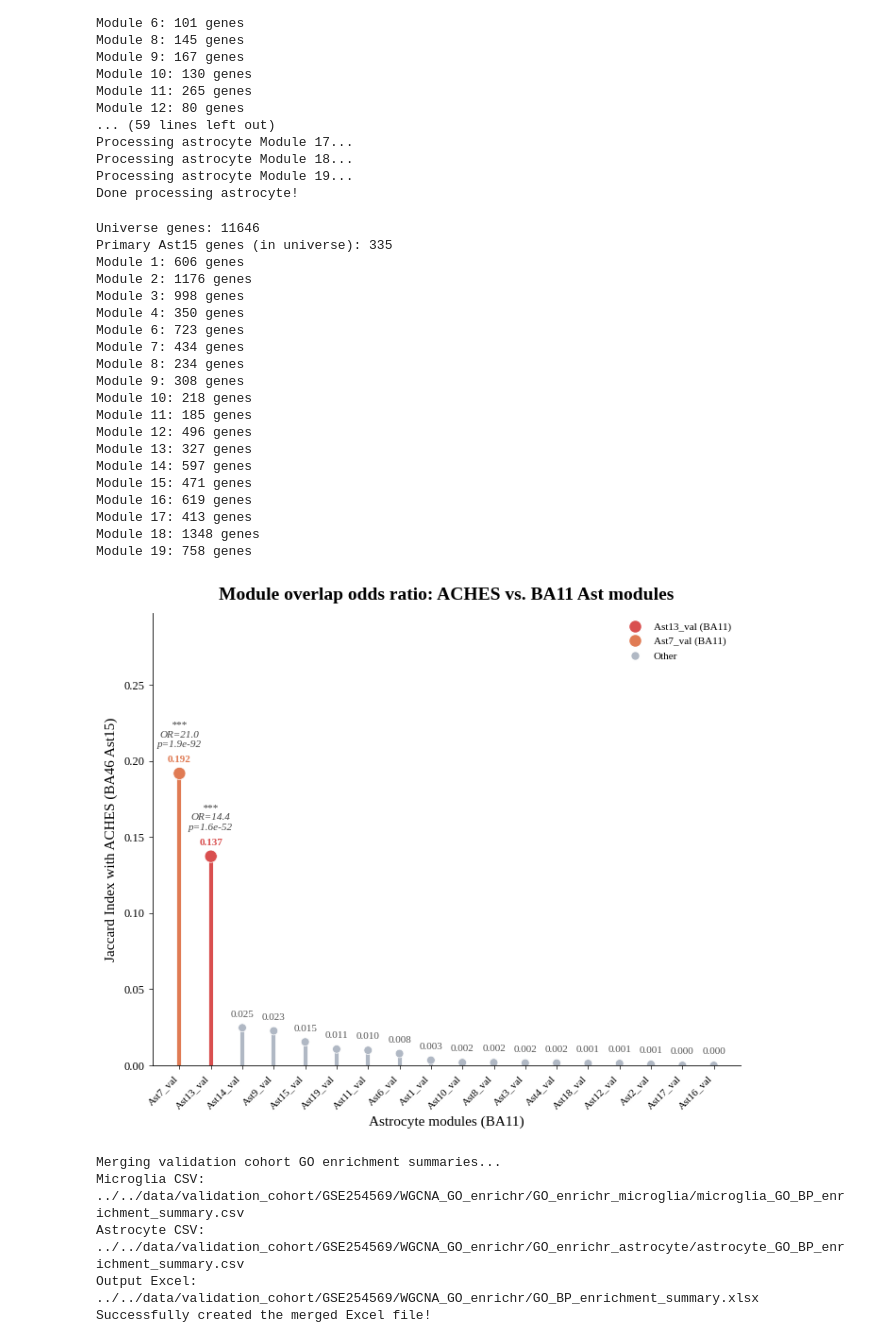
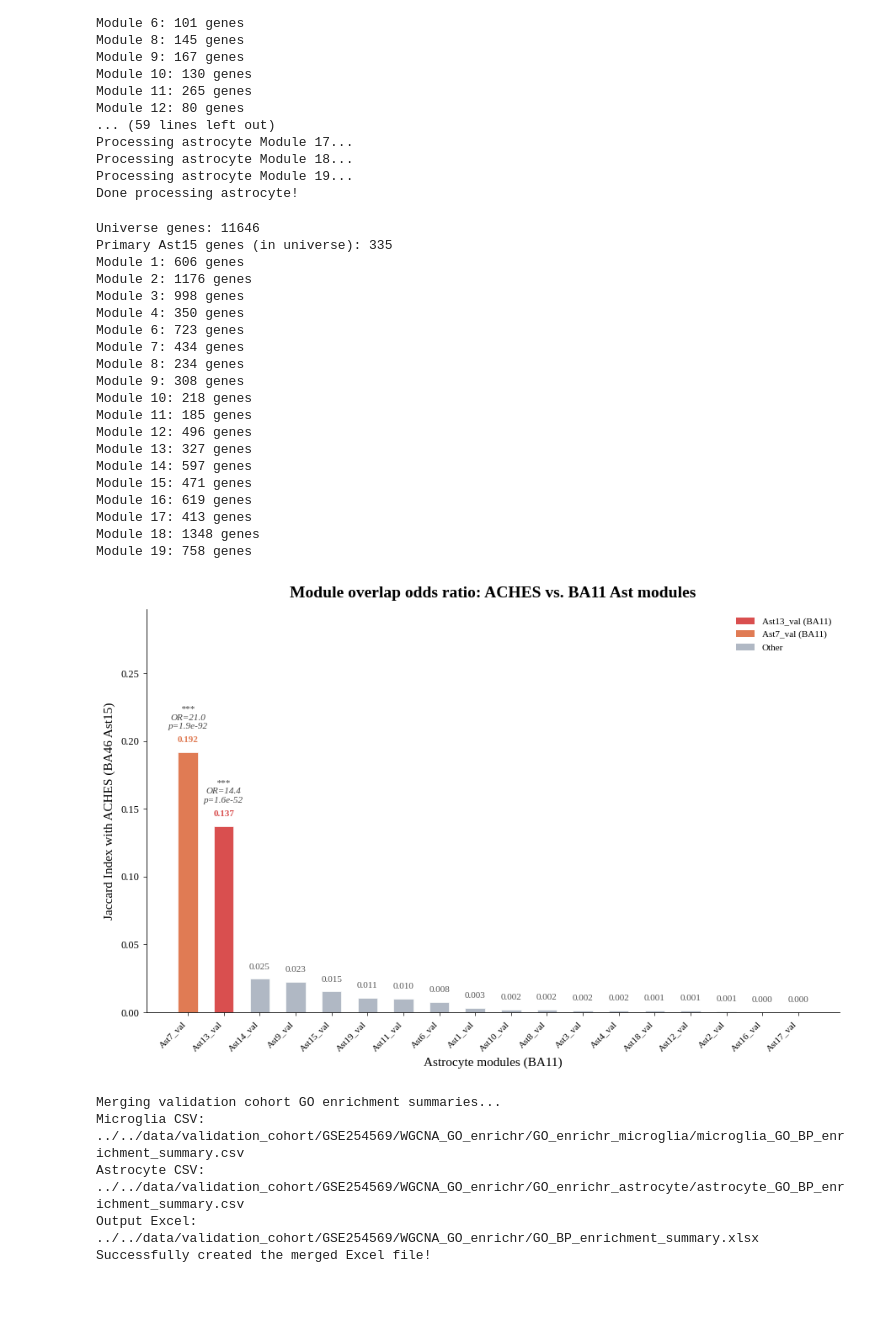
Before and after one commit to Kimsangwon-0523/SCZ_mic_ast_corr_diff, a Jupyter notebook: notebooks/validation_BA11/2_WGCNA_de_novo.ipynb, the cells around one changed output. Saved outputs shown, nothing was run; the diff lists cells and outputs as text; code cells hidden in the pictures; blank space fills up the shorter version.

Commit message:
Update BA11 module overlap bar plot

```diff
--- a/notebooks/validation_BA11/2_WGCNA_de_novo.ipynb
+++ b/notebooks/validation_BA11/2_WGCNA_de_novo.ipynb
@@ -97,7 +97,7 @@ Done processing astrocyte!
 # %%
 # ── 3. Module Overlap Analysis (BA11 Ast vs BA46 Ast15) ──────────────────
 from scipy.stats import fisher_exact
-from matplotlib.lines import Line2D
+from matplotlib.patches import Patch
 
 # 1. Load Primary Ast15 genes (BA46)
 primary_wgcna_dir = "../../data/primary_cohort/WGCNA_modules"
@@ -152,14 +152,12 @@ highlight = {'Ast7_val': '#E07B54', 'Ast13_val': '#D94F4F'}
 default_color = '#B0B8C4'
 
 colors = [highlight.get(m, default_color) for m in df_overlap['module']]
-sizes  = [90 if m in highlight else 40 for m in df_overlap['module']]
 
 plt.rcParams['font.family'] = 'Liberation Serif'
-fig, ax = plt.subplots(figsize=(7, 6))
+fig, ax = plt.subplots(figsize=(9, 6))
 x = np.arange(len(df_overlap))
 
-ax.vlines(x, 0, df_overlap['jaccard'], color=colors, linewidth=3, zorder=1)
-ax.scatter(x, df_overlap['jaccard'], color=colors, s=sizes, zorder=2, edgecolors='white', linewidth=0.5)
+ax.bar(x, df_overlap['jaccard'], color=colors, width=0.55, edgecolor='white', linewidth=0.5)
 
 
 for i, (_, row) in enumerate(df_overlap.iterrows()):
@@ -173,7 +171,7 @@ for i, (_, row) in enumerate(df_overlap.iterrows()):
                 fontweight='bold' if is_hl else 'normal', color=highlight.get(mod, '#555555'))
 
     # P-value 및 Odds Ratio 표시 조건 수정 (0.001 미만일 때만)
-    if row['pval'] < 0.001:  # <--- 이 부분을 <= 1 에서 < 0.001 로 수정
+    if row['pval'] < 0.001:
         ax.text(i, val + 0.016, f"***\nOR={row['odds']:.1f}\np={row['pval']:.1e}",
                 ha='center', va='bottom', fontsize=8, color='#444444', style='italic', linespacing=1.2)
 
@@ -188,39 +186,39 @@ ax.spines['top'].set_visible(False)
 ax.spines['right'].set_visible(False)
 
 legend_elements = [
-    Line2D([0], [0], marker='o', color='w', markerfacecolor='#D94F4F', markersize=10, label='Ast13_val (BA11)'),
-    Line2D([0], [0], marker='o', color='w', markerfacecolor='#E07B54', markersize=10, label='Ast7_val (BA11)'),
-    Line2D([0], [0], marker='o', color='w', markerfacecolor='#B0B8C4', markersize=7, label='Other'),
+    Patch(facecolor='#D94F4F', label='Ast13_val (BA11)'),
+    Patch(facecolor='#E07B54', label='Ast7_val (BA11)'),
+    Patch(facecolor='#B0B8C4', label='Other'),
 ]
 ax.legend(handles=legend_elements, loc='upper right', fontsize=8, frameon=False)
 
 plt.tight_layout()
 plt.savefig(os.path.join('../../figures', 'fig5d_module_overlap_jaccard_Ast15.png'), dpi=300, bbox_inches='tight')
 plt.savefig(os.path.join('../../figures', 'fig5d_module_overlap_jaccard_Ast15.svg'), dpi=300, bbox_inches='tight')
 plt.savefig(os.path.join('../../figures', 'fig5d_module_overlap_jaccard_Ast15.pdf'), dpi=300, bbox_inches='tight')
 plt.show()
 # %% [output]
 Universe genes: 11646
 Primary Ast15 genes (in universe): 335
 Module 1: 606 genes
 Module 2: 1176 genes
 Module 3: 998 genes
 Module 4: 350 genes
 Module 6: 723 genes
 Module 7: 434 genes
 Module 8: 234 genes
 Module 9: 308 genes
 Module 10: 218 genes
 Module 11: 185 genes
 Module 12: 496 genes
 Module 13: 327 genes
 Module 14: 597 genes
 Module 15: 471 genes
 Module 16: 619 genes
 Module 17: 413 genes
 Module 18: 1348 genes
 Module 19: 758 genes
-[figure, old version]
+[figure, new version]
 # %%
 # WGCNA GO BP enrichment 결과를 하나의 Excel 파일로 병합
 import pandas as pd
```
